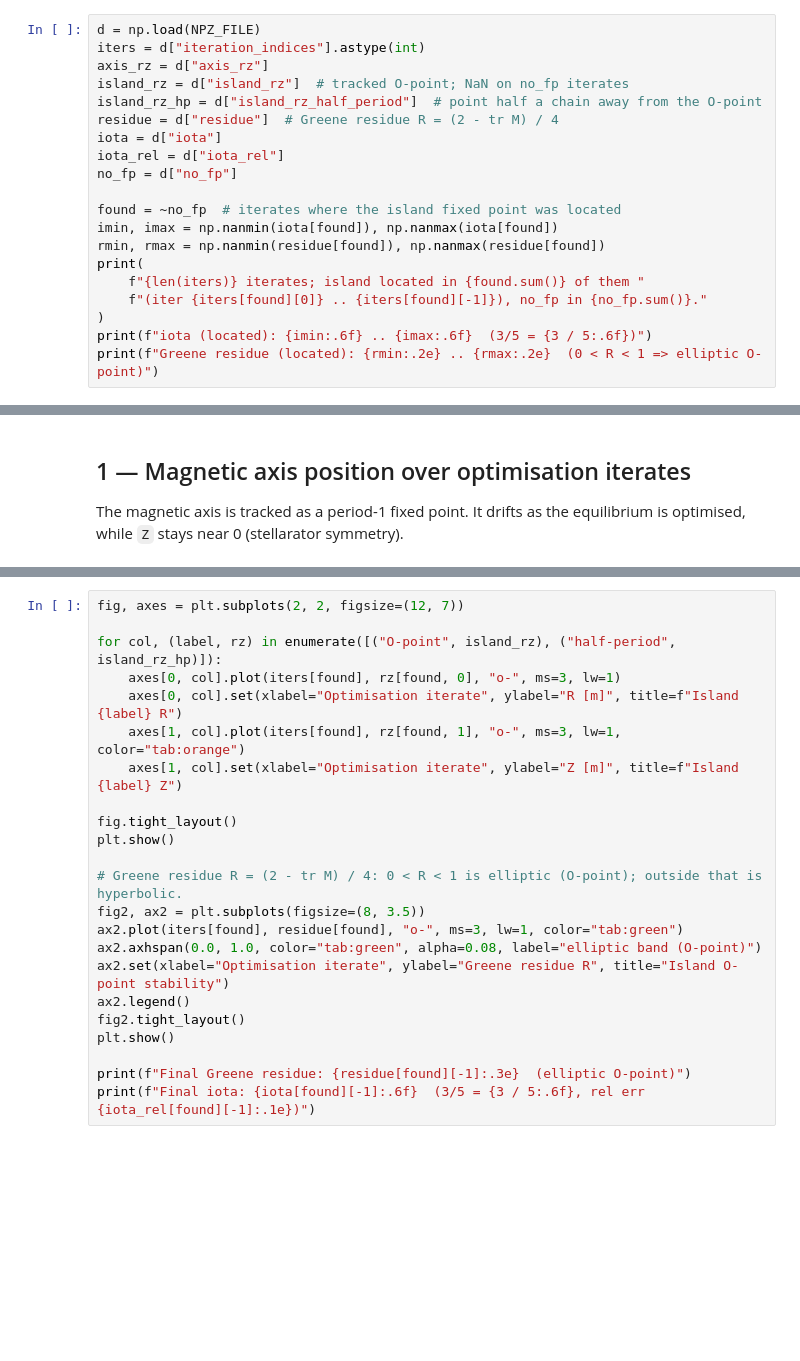
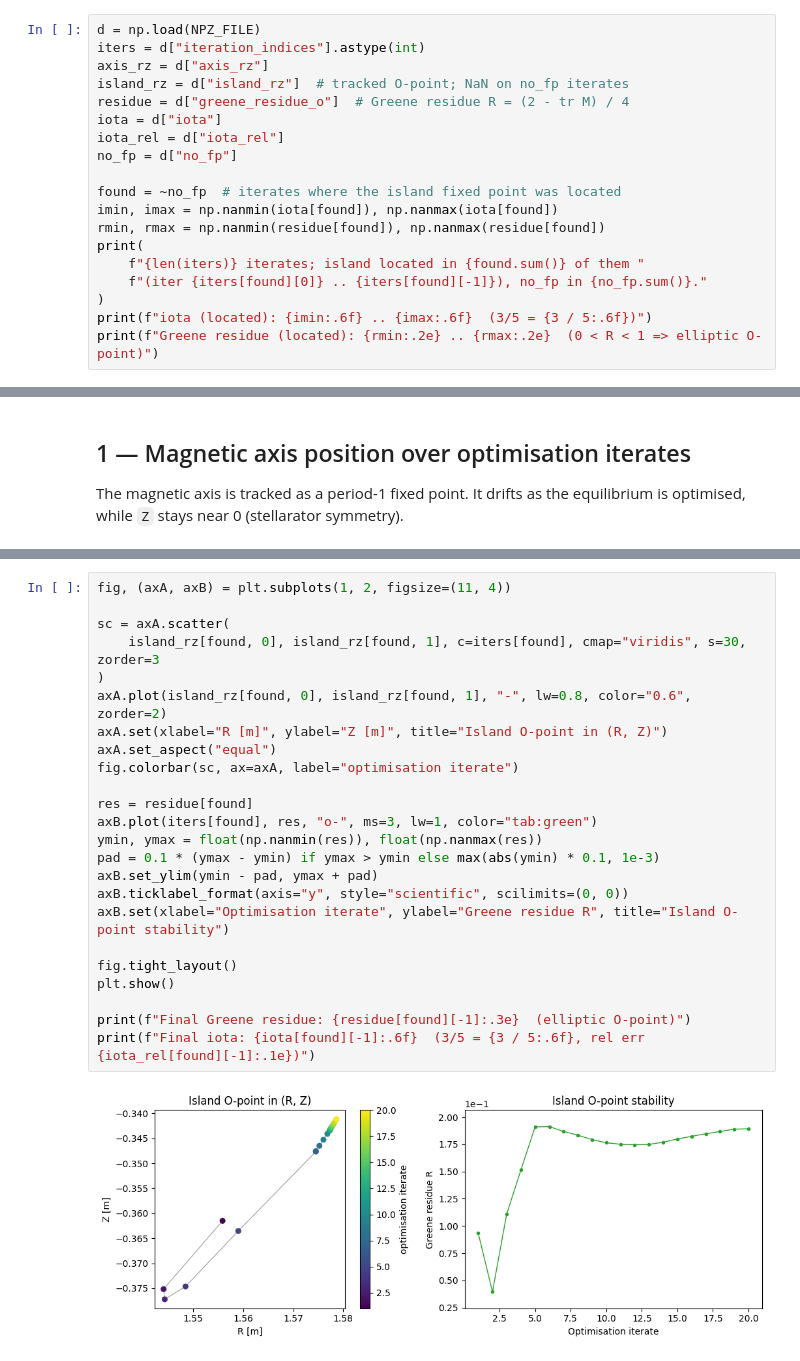
Before and after one commit to ANU-HPC/SPECTRE, a Jupyter notebook: examples/analysis/finding_fixed_points/example.ipynb, the cells around one changed output, grey strips where cells are left out. Saved outputs shown, nothing was run; the diff lists cells and outputs as text; blank space fills up the shorter version.

```diff
--- a/examples/analysis/finding_fixed_points/example.ipynb
+++ b/examples/analysis/finding_fixed_points/example.ipynb
@@ -27,8 +27,7 @@ d = np.load(NPZ_FILE)
 iters = d["iteration_indices"].astype(int)
 axis_rz = d["axis_rz"]
 island_rz = d["island_rz"]  # tracked O-point; NaN on no_fp iterates
-island_rz_hp = d["island_rz_half_period"]  # point half a chain away from the O-point
-residue = d["residue"]  # Greene residue R = (2 - tr M) / 4
+residue = d["greene_residue_o"]  # Greene residue R = (2 - tr M) / 4
 iota = d["iota"]
 iota_rel = d["iota_rel"]
 no_fp = d["no_fp"]
@@ -73,26 +71,28 @@ is `no_fp`). The **Greene residue** `R = (2 − tr M)/4` classifies the point: `
 # %%
-fig, axes = plt.subplots(2, 2, figsize=(12, 7))
+fig, (axA, axB) = plt.subplots(1, 2, figsize=(11, 4))
 
-for col, (label, rz) in enumerate([("O-point", island_rz), ("half-period", island_rz_hp)]):
-    axes[0, col].plot(iters[found], rz[found, 0], "o-", ms=3, lw=1)
-    axes[0, col].set(xlabel="Optimisation iterate", ylabel="R [m]", title=f"Island {label} R")
-    axes[1, col].plot(iters[found], rz[found, 1], "o-", ms=3, lw=1, color="tab:orange")
-    axes[1, col].set(xlabel="Optimisation iterate", ylabel="Z [m]", title=f"Island {label} Z")
+sc = axA.scatter(
+    island_rz[found, 0], island_rz[found, 1], c=iters[found], cmap="viridis", s=30, zorder=3
+)
+axA.plot(island_rz[found, 0], island_rz[found, 1], "-", lw=0.8, color="0.6", zorder=2)
+axA.set(xlabel="R [m]", ylabel="Z [m]", title="Island O-point in (R, Z)")
+axA.set_aspect("equal")
+fig.colorbar(sc, ax=axA, label="optimisation iterate")
+
+res = residue[found]
+axB.plot(iters[found], res, "o-", ms=3, lw=1, color="tab:green")
+ymin, ymax = float(np.nanmin(res)), float(np.nanmax(res))
+pad = 0.1 * (ymax - ymin) if ymax > ymin else max(abs(ymin) * 0.1, 1e-3)
+axB.set_ylim(ymin - pad, ymax + pad)
+axB.ticklabel_format(axis="y", style="scientific", scilimits=(0, 0))
+axB.set(xlabel="Optimisation iterate", ylabel="Greene residue R", title="Island O-point stability")
 
 fig.tight_layout()
 plt.show()
 
-# Greene residue R = (2 - tr M) / 4: 0 < R < 1 is elliptic (O-point); outside that is hyperbolic.
-fig2, ax2 = plt.subplots(figsize=(8, 3.5))
-ax2.plot(iters[found], residue[found], "o-", ms=3, lw=1, color="tab:green")
-ax2.axhspan(0.0, 1.0, color="tab:green", alpha=0.08, label="elliptic band (O-point)")
-ax2.set(xlabel="Optimisation iterate", ylabel="Greene residue R", title="Island O-point stability")
-ax2.legend()
-fig2.tight_layout()
-plt.show()
-
 print(f"Final Greene residue: {residue[found][-1]:.3e}  (elliptic O-point)")
 print(f"Final iota: {iota[found][-1]:.6f}  (3/5 = {3 / 5:.6f}, rel err {iota_rel[found][-1]:.1e})")
 # %% [output]
+[figure, added]
 Final Greene residue: 1.892e-01  (elliptic O-point)
 Final iota: 0.600000  (3/5 = 0.600000, rel err 1.8e-07)
```
Also changed, not shown: parts of 7 cells of this notebook, 3 other files.
